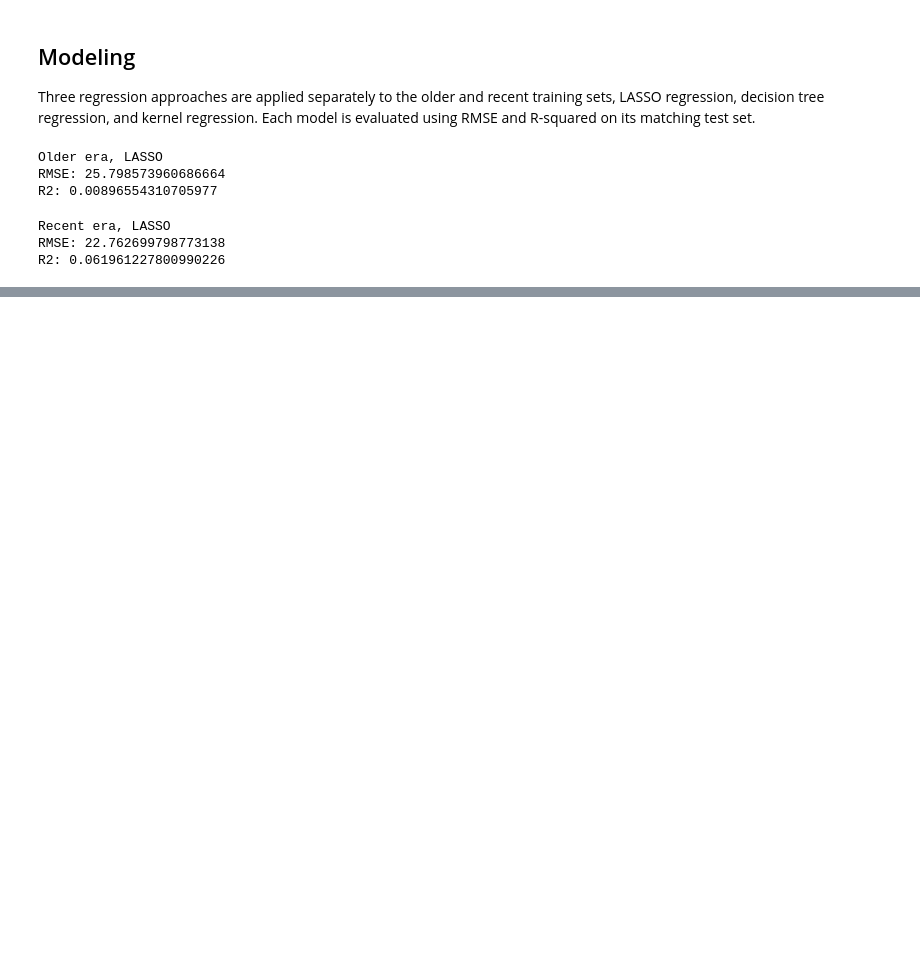
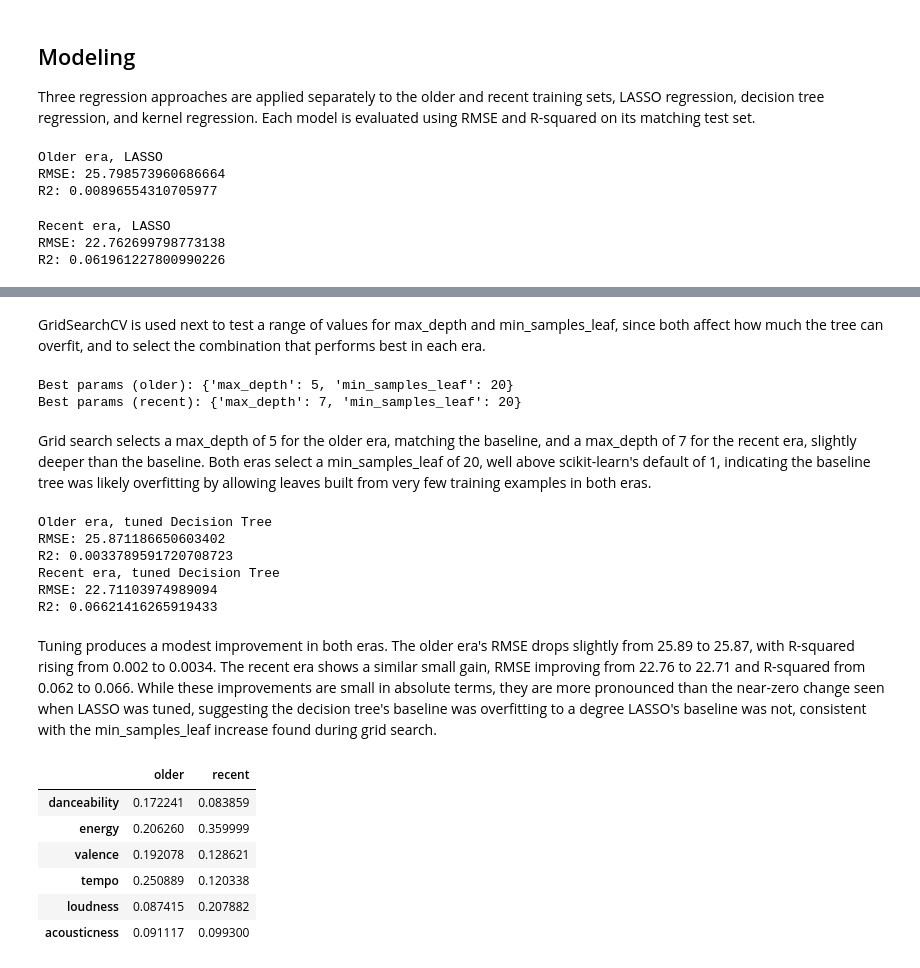
Before and after one commit to vipphan/spotify-capstone, a Jupyter notebook: spotify_capstone.ipynb, the cells around one changed output, grey strips where cells are left out. Drawn from its saved outputs; the diff is of its cells as text; code cells hidden in the pictures; blank space fills up the shorter version.

```diff
--- a/spotify_capstone.ipynb
+++ b/spotify_capstone.ipynb
@@ -686,0 +902,74 @@ R2: 0.061961227800990226
+# %% [markdown]
+GridSearchCV is used next to test a range of values for max_depth and
+min_samples_leaf, since both affect how much the tree can overfit, and
+to select the combination that performs best in each era.
+# %%
+tree_param_grid = {'max_depth': [3, 5, 7, 10, None], 'min_samples_leaf': [1, 5, 10, 20]}
+
+# tuning decision tree for the older era
+grid_tree_older = GridSearchCV(DecisionTreeRegressor(random_state=42), tree_param_grid, cv=5, scoring='neg_root_mean_squared_error')
+grid_tree_older.fit(X_older_train_scaled, y_older_train)
+print("Best params (older):", grid_tree_older.best_params_)
+
+# tuning decision tree for the recent era
+grid_tree_recent = GridSearchCV(DecisionTreeRegressor(random_state=42), tree_param_grid, cv=5, scoring='neg_root_mean_squared_error')
+grid_tree_recent.fit(X_recent_train_scaled, y_recent_train)
+print("Best params (recent):", grid_tree_recent.best_params_)
+# %% [output]
+Best params (older): {'max_depth': 5, 'min_samples_leaf': 20}
+Best params (recent): {'max_depth': 7, 'min_samples_leaf': 20}
+# %% [markdown]
+Grid search selects a max_depth of 5 for the older era, matching the
+baseline, and a max_depth of 7 for the recent era, slightly deeper than
+the baseline. Both eras select a min_samples_leaf of 20, well above
+scikit-learn's default of 1, indicating the baseline tree was likely
+overfitting by allowing leaves built from very few training examples in
+both eras.
+# %%
+# refitting decision trees with tuned parameters
+tree_older_tuned = DecisionTreeRegressor(max_depth=5, min_samples_leaf=20, random_state=42)
+tree_older_tuned.fit(X_older_train_scaled, y_older_train)
+tree_older_tuned_pred = tree_older_tuned.predict(X_older_test_scaled)
+
+tree_recent_tuned = DecisionTreeRegressor(max_depth=7, min_samples_leaf=20, random_state=42)
+tree_recent_tuned.fit(X_recent_train_scaled, y_recent_train)
+tree_recent_tuned_pred = tree_recent_tuned.predict(X_recent_test_scaled)
+
+print("Older era, tuned Decision Tree")
+print("RMSE:", root_mean_squared_error(y_older_test, tree_older_tuned_pred))
+print("R2:", r2_score(y_older_test, tree_older_tuned_pred))
+
+print("Recent era, tuned Decision Tree")
+print("RMSE:", root_mean_squared_error(y_recent_test, tree_recent_tuned_pred))
+print("R2:", r2_score(y_recent_test, tree_recent_tuned_pred))
+# %% [output]
+Older era, tuned Decision Tree
+RMSE: 25.871186650603402
+R2: 0.0033789591720708723
+Recent era, tuned Decision Tree
+RMSE: 22.71103974989094
+R2: 0.06621416265919433
+# %% [markdown]
+Tuning produces a modest improvement in both eras. The older era's RMSE
+drops slightly from 25.89 to 25.87, with R-squared rising from 0.002 to
+0.0034. The recent era shows a similar small gain, RMSE improving from
+22.76 to 22.71 and R-squared from 0.062 to 0.066. While these
+improvements are small in absolute terms, they are more pronounced than
+the near-zero change seen when LASSO was tuned, suggesting the decision
+tree's baseline was overfitting to a degree LASSO's baseline was not,
+consistent with the min_samples_leaf increase found during grid search.
+# %%
+importance_comparison_tuned = pd.DataFrame({
+    'older': tree_older_tuned.feature_importances_,
+    'recent': tree_recent_tuned.feature_importances_
+}, index=features)
+
+importance_comparison_tuned
+# %% [output]
+|  | older | recent |
+| danceability | 0.172241 | 0.083859 |
+| energy | 0.206260 | 0.359999 |
+| valence | 0.192078 | 0.128621 |
+| tempo | 0.250889 | 0.120338 |
+| loudness | 0.087415 | 0.207882 |
+| acousticness | 0.091117 | 0.099300 |
```
Also changed, not shown: parts of 34 cells of this notebook.
